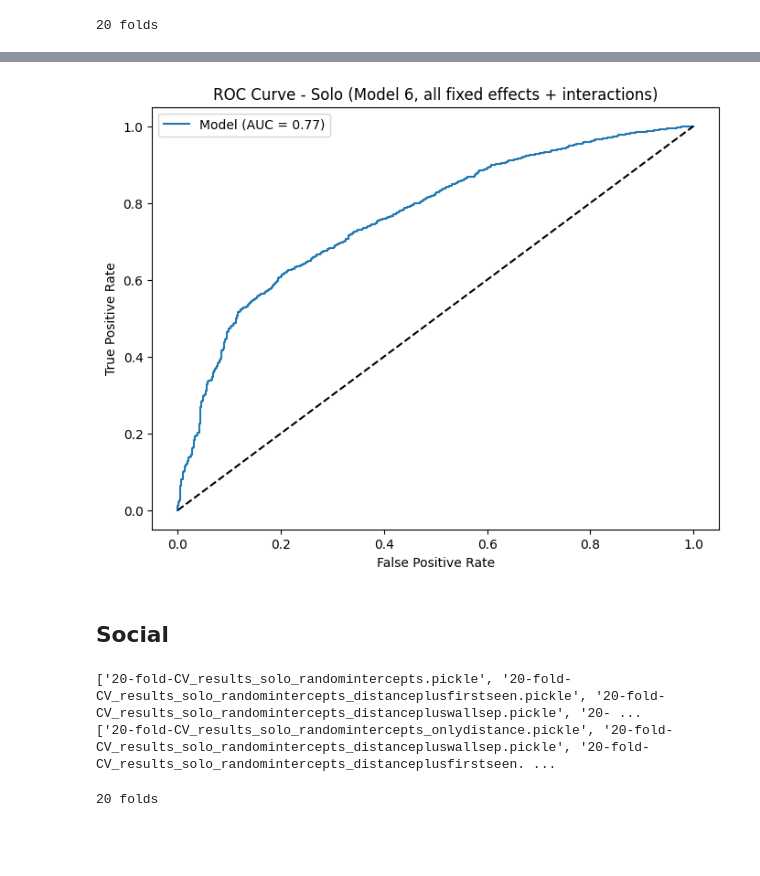
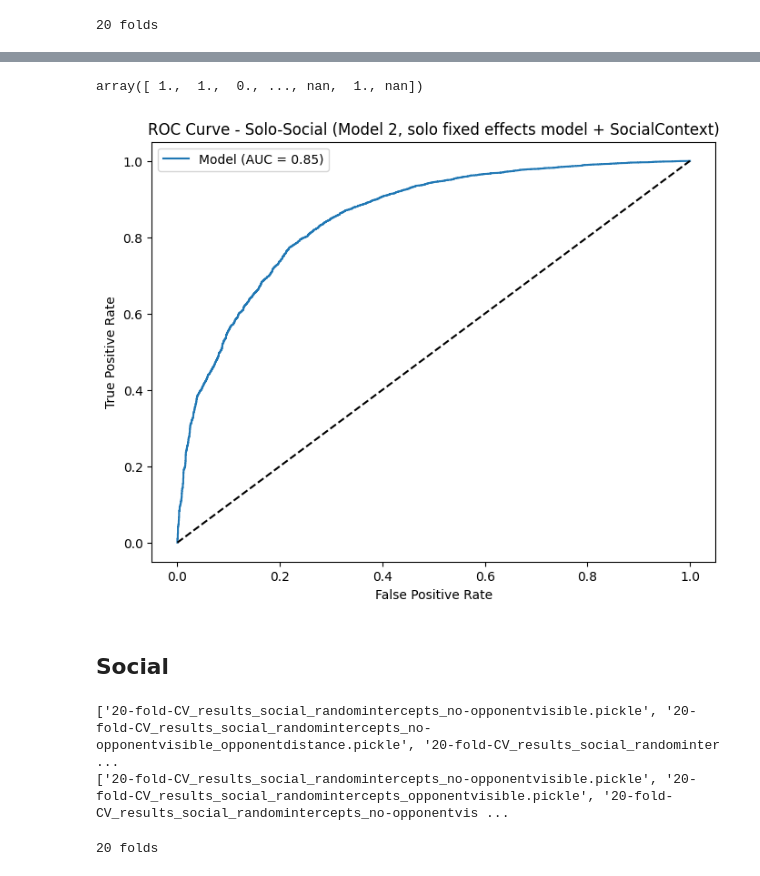
Before and after one commit to tomhagley6/octagon_analysis, a Jupyter notebook: sandbox/glm/kfoldCV_glm_analysis.ipynb, the cells around one changed output, grey strips where cells are left out. Drawn from its saved outputs; the diff is of its cells as text; code cells hidden in the pictures; blank space fills up the shorter version.

Commit message:
GLM sandbox work and more work on comparing models

```diff
--- a/sandbox/glm/kfoldCV_glm_analysis.ipynb
+++ b/sandbox/glm/kfoldCV_glm_analysis.ipynb
@@ -39,15 +39,15 @@ os.getcwd()
 ## Solos
 # %%
 # load solo data from left-one-out cross-validation
-data_folder = os.path.join('..','data', 'k_fold_CV', '3levels-firstseenwall')
+data_folder = os.path.join('..','data', 'k_fold_CV')
 
 CV_dataset_names = [
-    file for file in os.listdir(data_folder) if file.startswith('20-fold-CV_results_solo') and file.endswith('.pickle')
+    file for file in os.listdir(data_folder) if file.startswith('20-fold-CV_results_solo_') and file.endswith('.pickle')
 ]
 print(CV_dataset_names)
 
 # ordered_datasets_names = [CV_dataset_names[0], CV_dataset_names[2], CV_dataset_names[3], CV_dataset_names[4], CV_dataset_names[2]]
-ordered_datasets_names = [CV_dataset_names[-3], CV_dataset_names[-2], CV_dataset_names[1], CV_dataset_names[0], CV_dataset_names[-1], CV_dataset_names[3]]
+ordered_datasets_names = [CV_dataset_names[-1], CV_dataset_names[1], CV_dataset_names[0], CV_dataset_names[3], CV_dataset_names[2]]
 # ordered_datasets_names = [CV_dataset_names[-4], CV_dataset_names[2], CV_dataset_names[1], CV_dataset_names[0], CV_dataset_names[-1]]
 # ordered_datasets_names = CV_dataset_names
 
@@ -205,23 +218,33 @@ for i, model_predictions in enumerate(prediction_data):
 
 for i, model_ground_truth in enumerate(ground_truth_data):
     ground_truth_data[i] = np.concatenate(list(fold['ChooseHigh'].values for fold in model_ground_truth))
+# %%
+ground_truth_data[0]
+# %% [output]
+array([ 1.,  1.,  0., ..., nan,  1., nan])
 # %%
 from sklearn.metrics import roc_curve, auc
 
+# remove elements from datasets if ground truth is NaN
+for i in range(len(ground_truth_data)):
+    mask = ~np.isnan(ground_truth_data[i])
+    ground_truth_data[i] = ground_truth_data[i][mask]
+    prediction_data[i] = prediction_data[i][mask]
+
 # Example: Assuming `y_true` is the true labels and `y_scores` are model predictions
-fpr, tpr, _ = roc_curve(ground_truth_data[0], prediction_data[0])
+fpr, tpr, _ = roc_curve(ground_truth_data[1], prediction_data[1])
 roc_auc = auc(fpr, tpr)
 
 plt.figure(figsize=(8, 6))
 plt.plot(fpr, tpr, label=f'Model (AUC = {roc_auc:.2f})')
 plt.plot([0, 1], [0, 1], 'k--')
 plt.xlabel('False Positive Rate')
 plt.ylabel('True Positive Rate')
-plt.title('ROC Curve - Solo-Social (Model 6, all fixed effects + interactions)')
+plt.title('ROC Curve - Solo-Social (Model 2, solo fixed effects model + SocialContext)')
 plt.legend()
 plt.show()
 # %% [output]
-[figure, old version]
+[figure, new version]
 # %% [markdown]
 ## Social
 # %%
@@ -234,7 +257,7 @@ CV_dataset_names = [
 print(CV_dataset_names)
 
 # ordered_datasets_names = [CV_dataset_names[0], CV_dataset_names[2], CV_dataset_names[3], CV_dataset_names[4], CV_dataset_names[2]]
-ordered_datasets_names = [CV_dataset_names[0], CV_dataset_names[1]]
+ordered_datasets_names = [CV_dataset_names[0], CV_dataset_names[-1], CV_dataset_names[1], CV_dataset_names[2]]
 
 
 print(ordered_datasets_names)
@@ -243,8 +266,8 @@ print(ordered_datasets_names)
 cross_validation_datasets = [pd.read_pickle(os.path.join(data_folder, file)) for file in ordered_datasets_names
 ]
 # %% [output]
-['20-fold-CV_results_solo_randomintercepts.pickle', '20-fold-CV_results_solo_randomintercepts_distanceplusfirstseen.pickle', '20-fold-CV_results_solo_randomintercepts_distancepluswallsep.pickle', '20- ...
-['20-fold-CV_results_solo_randomintercepts_onlydistance.pickle', '20-fold-CV_results_solo_randomintercepts_distancepluswallsep.pickle', '20-fold-CV_results_solo_randomintercepts_distanceplusfirstseen. ...
+['20-fold-CV_results_social_randomintercepts_no-opponentvisible.pickle', '20-fold-CV_results_social_randomintercepts_no-opponentvisible_opponentdistance.pickle', '20-fold-CV_results_social_randominter ...
+['20-fold-CV_results_social_randomintercepts_no-opponentvisible.pickle', '20-fold-CV_results_social_randomintercepts_opponentvisible.pickle', '20-fold-CV_results_social_randomintercepts_no-opponentvis ...
 # %%
 # find k
 k = len(cross_validation_datasets[0]['split_df'])
```
Also changed, not shown: parts of 11 cells of this notebook, 45 other files.
